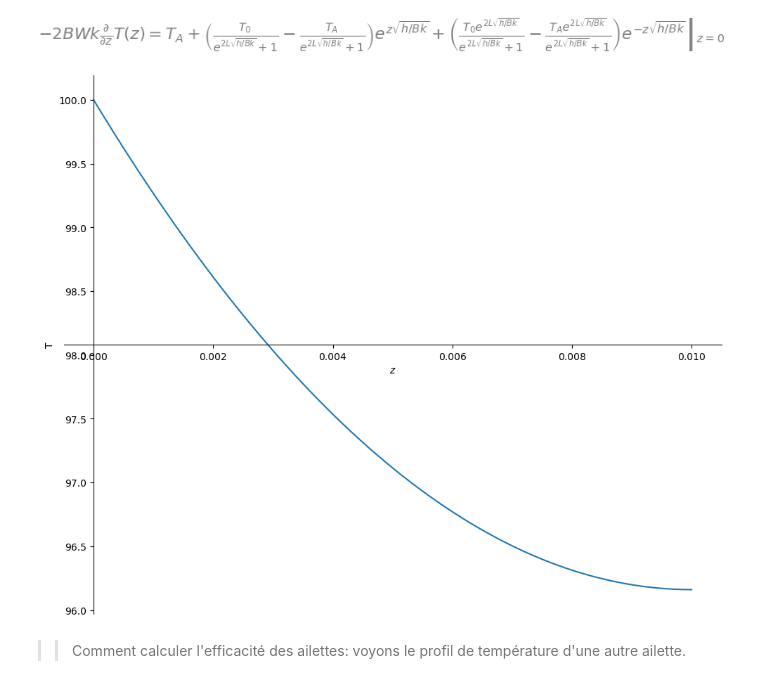
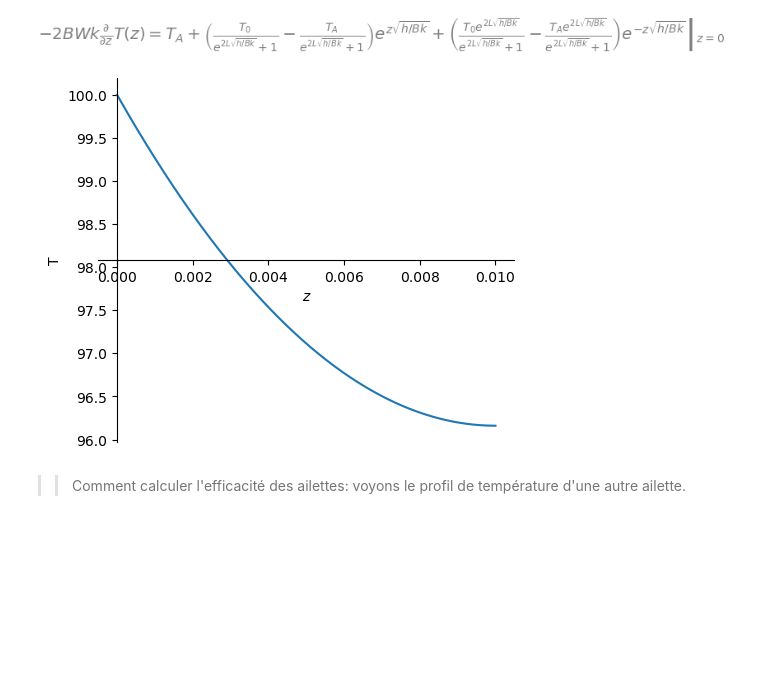
Before and after one commit to pierresproulx-ui/Transport-Phenomena, a Jupyter notebook: Chap-10-Section-10-7.ipynb, the cells around one changed output. Drawn from its saved outputs; the diff is of its cells as text; code cells hidden in the pictures; blank space fills up the shorter version.

```diff
--- a/Chap-10-Section-10-7.ipynb
+++ b/Chap-10-Section-10-7.ipynb
@@ -79,14 +79,14 @@ display(QD)
 # %%
 #
 # Tracons le profil de température pour des valeurs de paramètres choisis
 #
 dico={'h':20,'k':20,'B':0.001,'T_0':100,'T_A':20,'L':0.01}
 Tplot=T.rhs.subs(dico)
 import matplotlib.pyplot as plt
-plt.rcParams['figure.figsize']=10,8
+plt.rcParams['figure.figsize']=5,4
 sp.plot(Tplot,(z,0,L.subs(dico)),ylabel='T');
 # %% [output]
-[figure, old version]
+[figure, new version]
 # %% [markdown]
 >> Comment calculer l'efficacité des ailettes: voyons le profil de température d'une autre ailette.
 # %%
```
Also changed, not shown: parts of 1 cell of this notebook, 9 other files.
